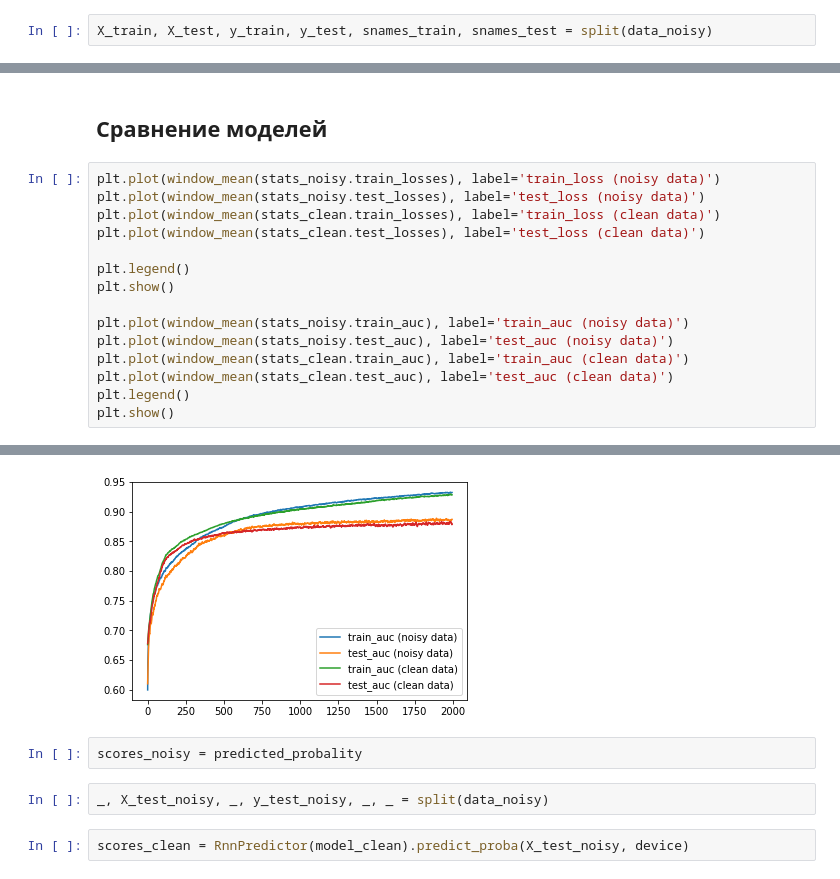
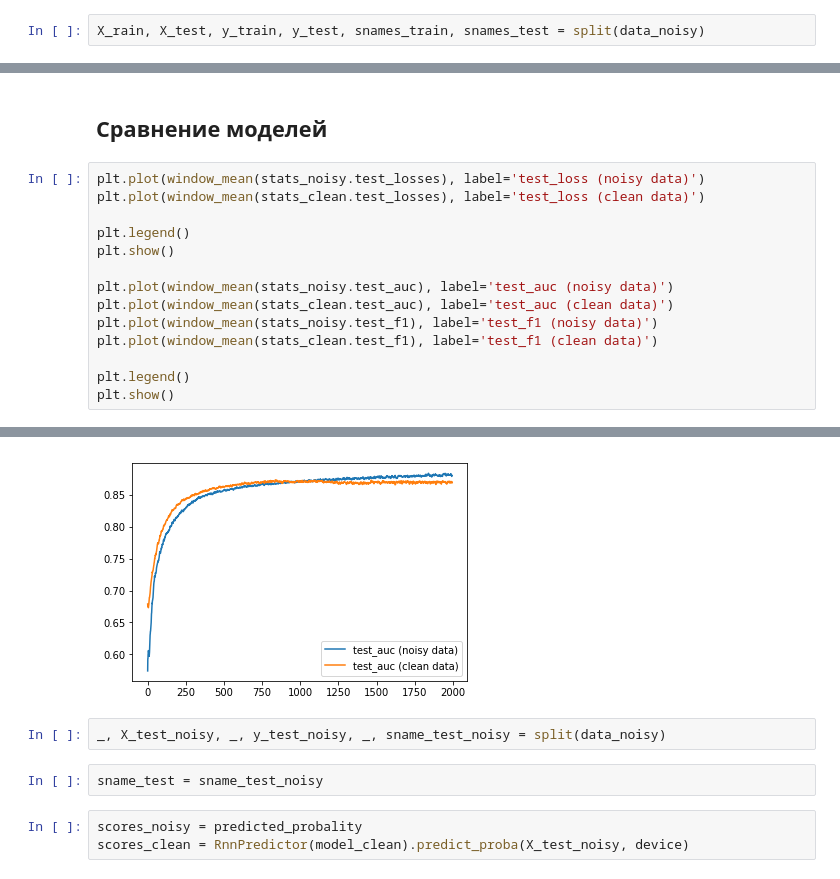
Before and after one commit to maxkvant/speech-ml-hw, a Jupyter notebook: 2/homework/main.ipynb, the cells around one changed output, grey strips where cells are left out. Saved outputs shown, nothing was run; the diff lists cells and outputs as text.

```diff
--- a/2/homework/main.ipynb
+++ b/2/homework/main.ipynb
@@ -141,5 +138,5 @@ def split(df, test_size=0.1, seed=0):
 # %%
-X_train, X_test, y_train, y_test, snames_train, snames_test = split(data_noisy)
+X_rain, X_test, y_train, y_test, snames_train, snames_test = split(data_noisy)
 # %%
 print(X_train.shape, X_test.shape, y_train.shape, y_test.shape)
 # %% [output]
@@ -489,18 +505,17 @@ iter 2000 train_f1 0.33144 test_f1 0.31056
 # %% [markdown]
 ## Сравнение моделей
 # %%
-plt.plot(window_mean(stats_noisy.train_losses), label='train_loss (noisy data)')
 plt.plot(window_mean(stats_noisy.test_losses), label='test_loss (noisy data)')
-plt.plot(window_mean(stats_сlean.train_losses), label='train_loss (clean data)')
 plt.plot(window_mean(stats_сlean.test_losses), label='test_loss (clean data)')
 
 plt.legend()
 plt.show()
 
-plt.plot(window_mean(stats_noisy.train_auc), label='train_auc (noisy data)')
 plt.plot(window_mean(stats_noisy.test_auc), label='test_auc (noisy data)')
-plt.plot(window_mean(stats_сlean.train_auc), label='train_auc (clean data)')
 plt.plot(window_mean(stats_сlean.test_auc), label='test_auc (clean data)')
+plt.plot(window_mean(stats_noisy.test_f1), label='test_f1 (noisy data)')
+plt.plot(window_mean(stats_сlean.test_f1), label='test_f1 (clean data)')
+
 plt.legend()
 plt.show()
 # %% [output]
@@ -508,7 +523,8 @@ plt.show()
-[figure, old version]
+[figure, new version]
-# %%
-scores_noisy = predicted_probality
 # %%
-_, X_test_noisy, _, y_test_noisy, _, _ = split(data_noisy)
+_, X_test_noisy, _, y_test_noisy, _, sname_test_noisy = split(data_noisy)
+# %%
+sname_test = sname_test_noisy
 # %%
+scores_noisy = predicted_probality
 scores_clean = RnnPredictor(model_clean).predict_proba(X_test_noisy, device)
```
Also changed, not shown: parts of 16 cells of this notebook, 1 other file.
